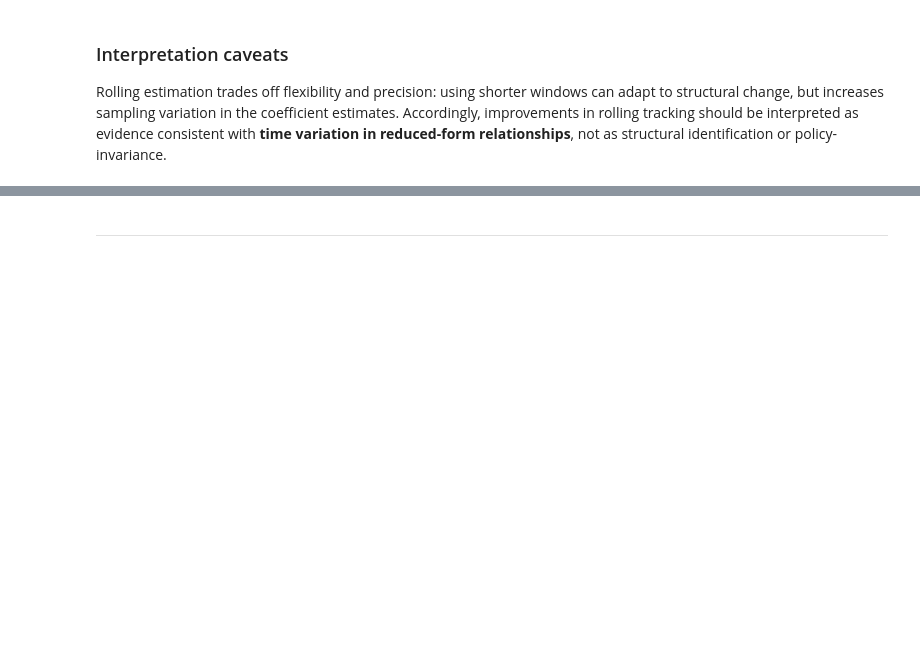
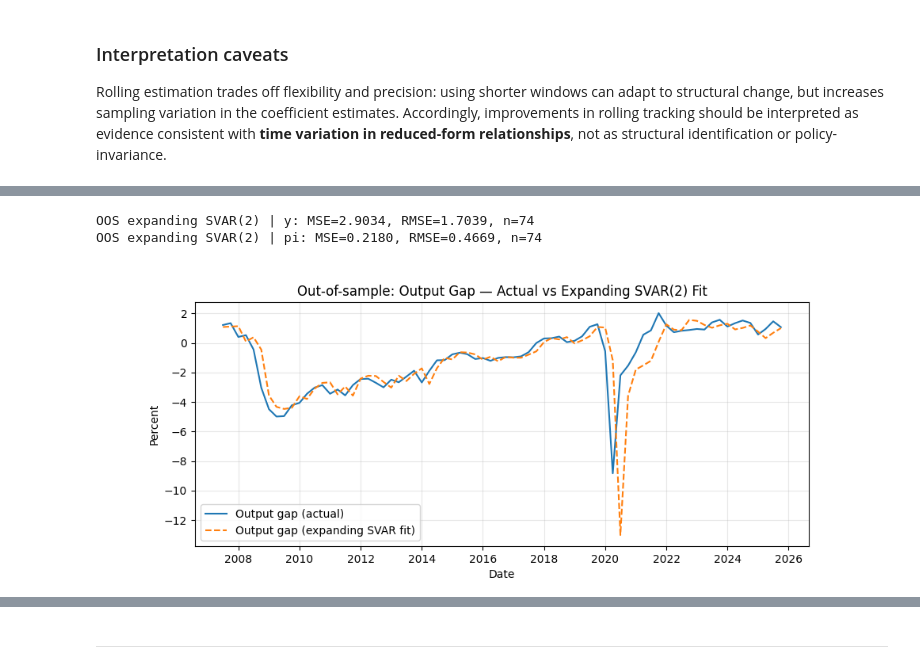
Before and after one commit to erskordi/Autonomous_Fed, a Jupyter notebook: notebooks/linear_environment.ipynb, the cells around one changed output, grey strips where cells are left out. Cells and saved outputs as stored; diff of their text form; code cells hidden in the pictures; blank space fills up the shorter version.

```diff
--- a/notebooks/linear_environment.ipynb
+++ b/notebooks/linear_environment.ipynb
@@ -1730,0 +1922,50 @@ structural identification or policy-invariance.
+# %%
+# Out-of-sample expanding-window diagnostics
+oos_expand = df_expand.loc["2007Q3":].copy()
+
+oos_expand["err_y_expand"] = oos_expand["y"] - oos_expand["y_hat_expand"]
+oos_expand["err_pi_expand"] = oos_expand["pi"] - oos_expand["pi_hat_expand"]
+
+oos_expand["se_y_expand"] = oos_expand["err_y_expand"] ** 2
+oos_expand["se_pi_expand"] = oos_expand["err_pi_expand"] ** 2
+
+oos_expand_y = oos_expand.dropna(subset=["y_hat_expand"])
+oos_expand_pi = oos_expand.dropna(subset=["pi_hat_expand"])
+
+mse_y_expand = float(oos_expand_y["se_y_expand"].mean())
+rmse_y_expand = mse_y_expand ** 0.5
+
+mse_pi_expand = float(oos_expand_pi["se_pi_expand"].mean())
+rmse_pi_expand = mse_pi_expand ** 0.5
+
+print(
+    f"OOS expanding SVAR(2) | y: MSE={mse_y_expand:.4f}, "
+    f"RMSE={rmse_y_expand:.4f}, n={len(oos_expand_y)}"
+)
+print(
+    f"OOS expanding SVAR(2) | pi: MSE={mse_pi_expand:.4f}, "
+    f"RMSE={rmse_pi_expand:.4f}, n={len(oos_expand_pi)}"
+)
+# %% [output]
+OOS expanding SVAR(2) | y: MSE=2.9034, RMSE=1.7039, n=74
+OOS expanding SVAR(2) | pi: MSE=0.2180, RMSE=0.4669, n=74
+# %%
+# Out-of-sample: Output gap actual vs expanding-window fit
+fig, ax = plt.subplots(figsize=(10, 4))
+ax.plot(oos_expand_y.index.to_timestamp(), oos_expand_y["y"], label="Output gap (actual)")
+ax.plot(
+    oos_expand_y.index.to_timestamp(),
+    oos_expand_y["y_hat_expand"],
+    "--",
+    label="Output gap (expanding SVAR fit)",
+)
+ax.set_title("Out-of-sample: Output Gap — Actual vs Expanding SVAR(2) Fit")
+ax.set_xlabel("Date")
+ax.set_ylabel("Percent")
+ax.grid(True, alpha=0.3)
+ax.legend()
+plt.show()
+
+figure_six_expand = fig
+# %% [output]
+[figure, added]
```
Also changed, not shown: parts of 23 cells of this notebook, 15 other files.
